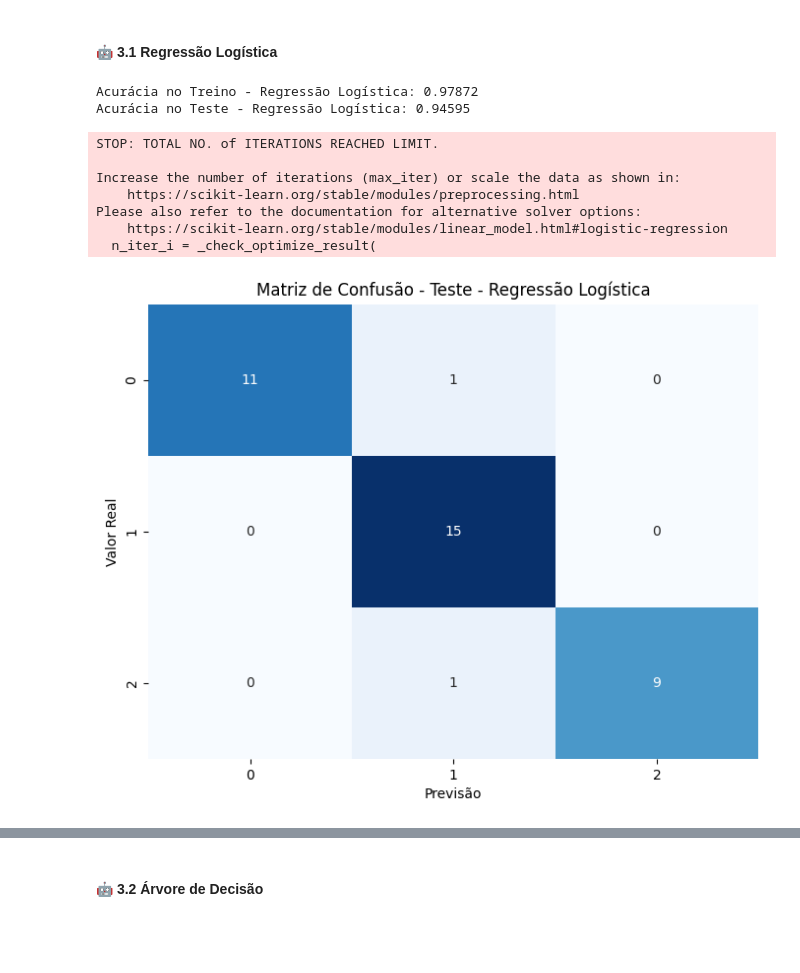
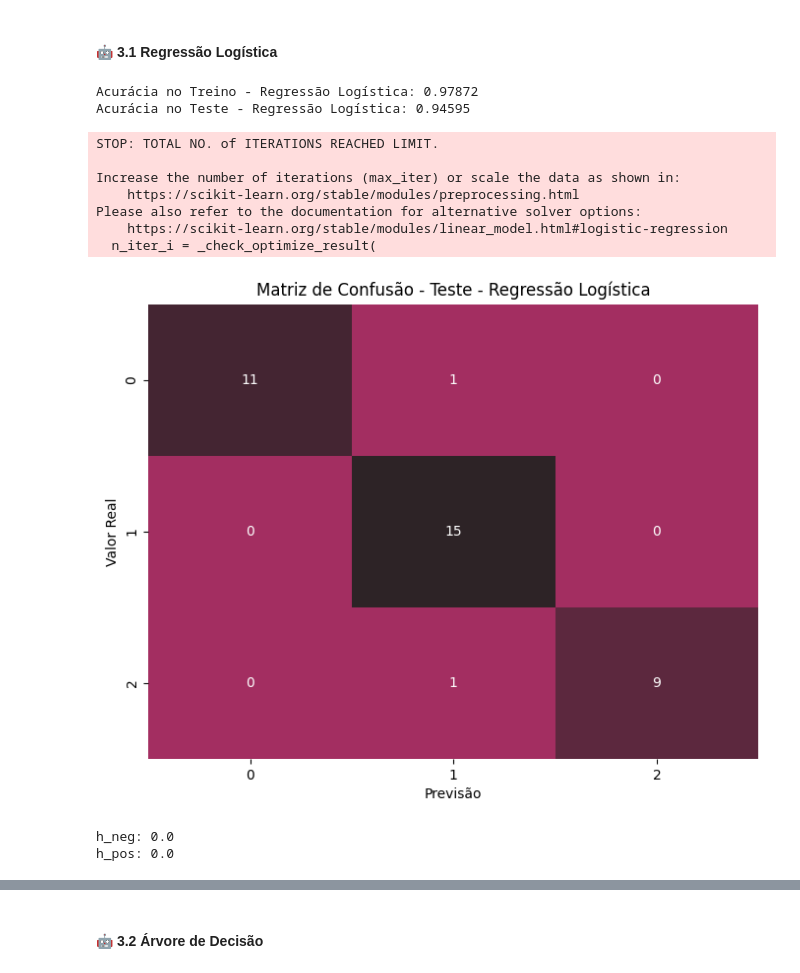
Before and after one commit to evandrocf4/ifsp, a Jupyter notebook: projeto_interdisciplinar_1/projeto/Projeto Interdisciplinar.ipynb, the cells around one changed output, grey strips where cells are left out. Cells and saved outputs as stored; diff of their text form; code cells hidden in the pictures; blank space fills up the shorter version.

```diff
--- a/projeto_interdisciplinar_1/projeto/Projeto Interdisciplinar.ipynb
+++ b/projeto_interdisciplinar_1/projeto/Projeto Interdisciplinar.ipynb
@@ -627,35 +712,64 @@ print("Acurácia no Treino - Regressão Logística:", accuracy_train_logistic.ro
 # Fazer previsões com os dados de teste
 y_pred_logistic = model_logistic_regression.predict(teste[vars_exp])
 
 # Calcular a acurácia das previsões
 accuracy_logistic = accuracy_score(teste[vars_resp], y_pred_logistic)
 print("Acurácia no Teste - Regressão Logística:", accuracy_logistic.round(5))
 
+
+################################################################################################
 from sklearn.metrics import confusion_matrix
 import seaborn as sns
 import matplotlib.pyplot as plt
 
 # Criar a matriz de confusão
 cm = confusion_matrix(teste[vars_resp], y_pred_logistic)
 
+# Definindo as cores personalizadas
+colors = ["#a32e61", "#d56489", "#595959", "#191414"]
+
+cmap = sns.dark_palette("#a32e61", reverse=True)
 # Plotar a matriz de confusão
 plt.figure(figsize=(8, 6))
-sns.heatmap(cm, annot=True, cmap='Blues', fmt='g', cbar=False)
+sns.heatmap(cm, annot=True, cmap=cmap, fmt='g', cbar=False)
 plt.xlabel('Previsão')
 plt.ylabel('Valor Real')
 plt.title('Matriz de Confusão - Teste - Regressão Logística')
 plt.show()
 # %% [output]
 Acurácia no Treino - Regressão Logística: 0.97872
 Acurácia no Teste - Regressão Logística: 0.94595
 STOP: TOTAL NO. of ITERATIONS REACHED LIMIT.
 
 Increase the number of iterations (max_iter) or scale the data as shown in:
     https://scikit-learn.org/stable/modules/preprocessing.html
 Please also refer to the documentation for alternative solver options:
     https://scikit-learn.org/stable/modules/linear_model.html#logistic-regression
   n_iter_i = _check_optimize_result(
-[figure, old version]
+[figure, new version]
+# %%
+import colorsys
+
+# Converter a cor de hexadecimal para RGB
+hex_color = "#191414"
+rgb_color = tuple(int(hex_color[i:i+2], 16) for i in (1, 3, 5))
+
+# Normalizar os valores de RGB para o intervalo de 0 a 1
+normalized_rgb = tuple(v / 255 for v in rgb_color)
+
+# Converter a cor de RGB para HSV
+hsv_color = colorsys.rgb_to_hsv(*normalized_rgb)
+
+# Mapear o valor de matiz no intervalo de 0 a 360
+h_neg = hsv_color[0] * 360
+h_pos = hsv_color[0] * 360
+
+# Imprimir os valores correspondentes
+print("h_neg:", h_neg)
+print("h_pos:", h_pos)
+# %% [output]
+h_neg: 0.0
+h_pos: 0.0
 # %%
 coefficients = model_logistic_regression.coef_
 bias = model_logistic_regression.intercept_
```
Also changed, not shown: parts of 26 cells of this notebook, 1 other file.
